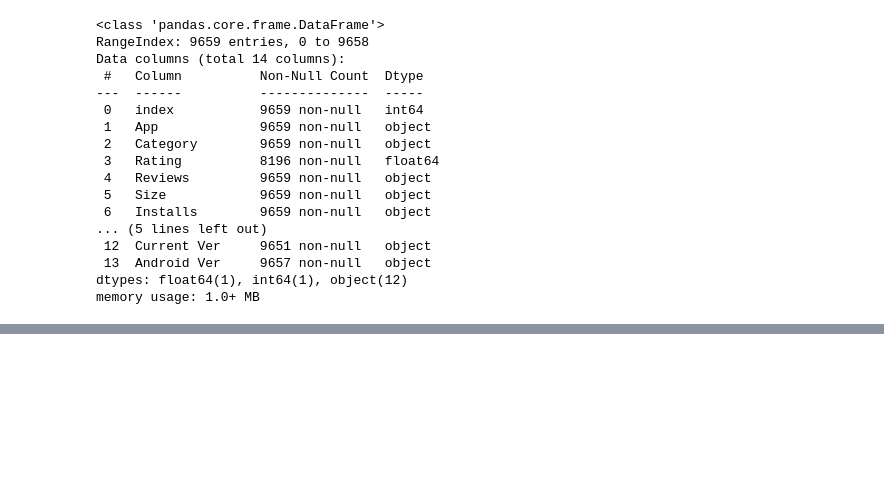
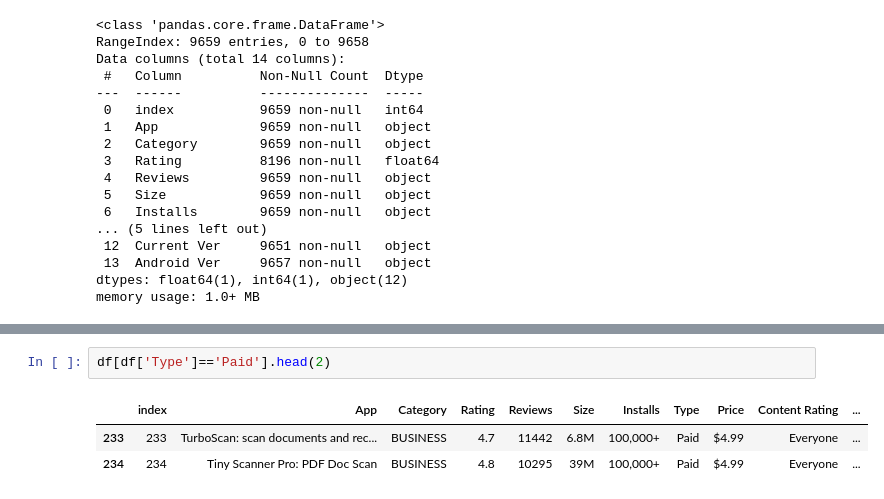
Before and after one commit to asadalam1/play_store_app_analysis, a Jupyter notebook: Play_Store_App_Review_Analysis_Capstone_Project.ipynb, the cells around one changed output, grey strips where cells are left out. Drawn from its saved outputs; the diff is of its cells as text; blank space fills up the shorter version.

```diff
--- a/Play_Store_App_Review_Analysis_Capstone_Project.ipynb
+++ b/Play_Store_App_Review_Analysis_Capstone_Project.ipynb
@@ -207,0 +295,6 @@ memory usage: 1.0+ MB
+# %%
+df[df['Type']=='Paid'].head(2)
+# %% [output]
+|  | index | App | Category | Rating | Reviews | Size | Installs | Type | Price | Content Rating | ... |
+| 233 | 233 | TurboScan: scan documents and rec... | BUSINESS | 4.7 | 11442 | 6.8M | 100,000+ | Paid | $4.99 | Everyone | ... |
+| 234 | 234 | Tiny Scanner Pro: PDF Doc Scan | BUSINESS | 4.8 | 10295 | 39M | 100,000+ | Paid | $4.99 | Everyone | ... |
```
Also changed, not shown: parts of 12 cells of this notebook.
